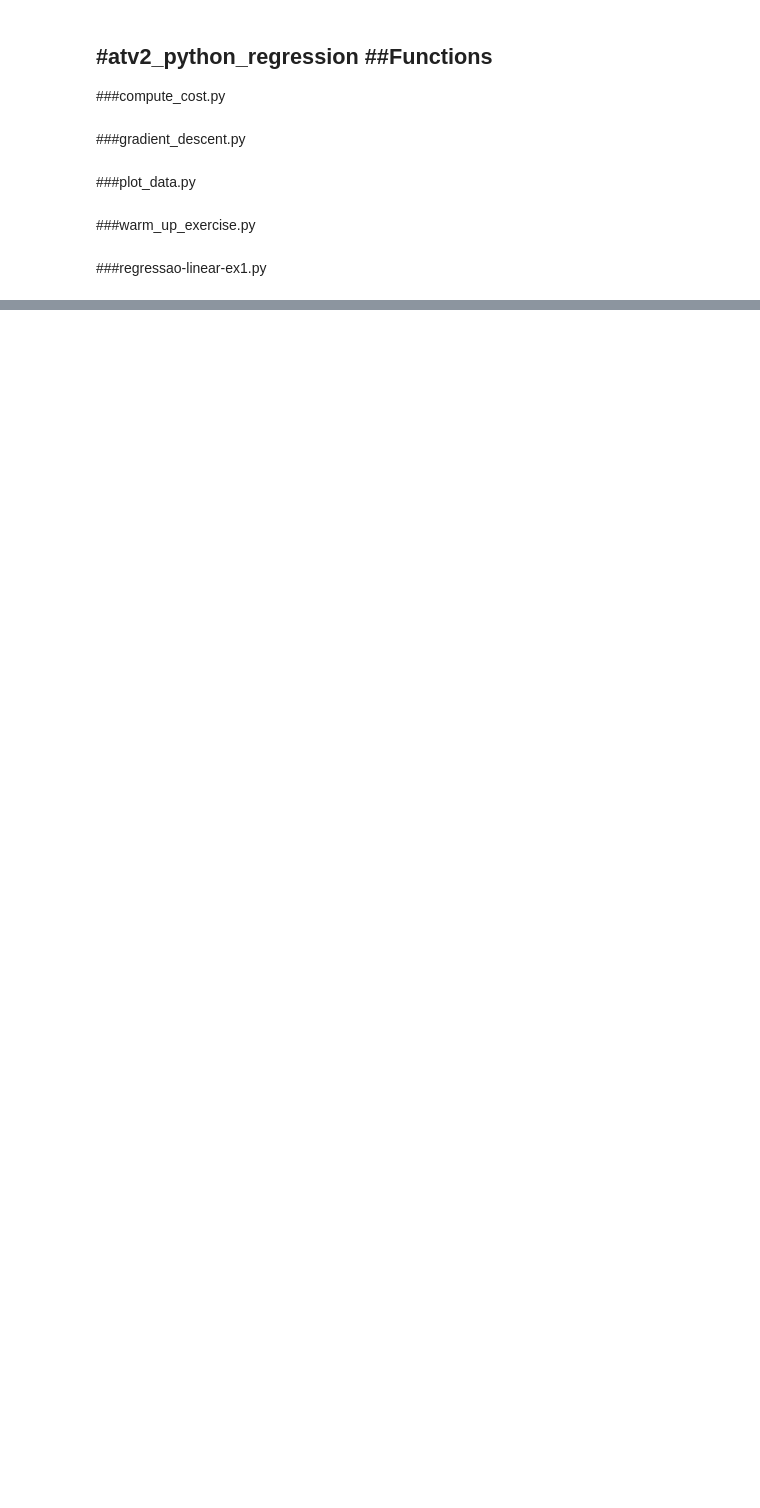
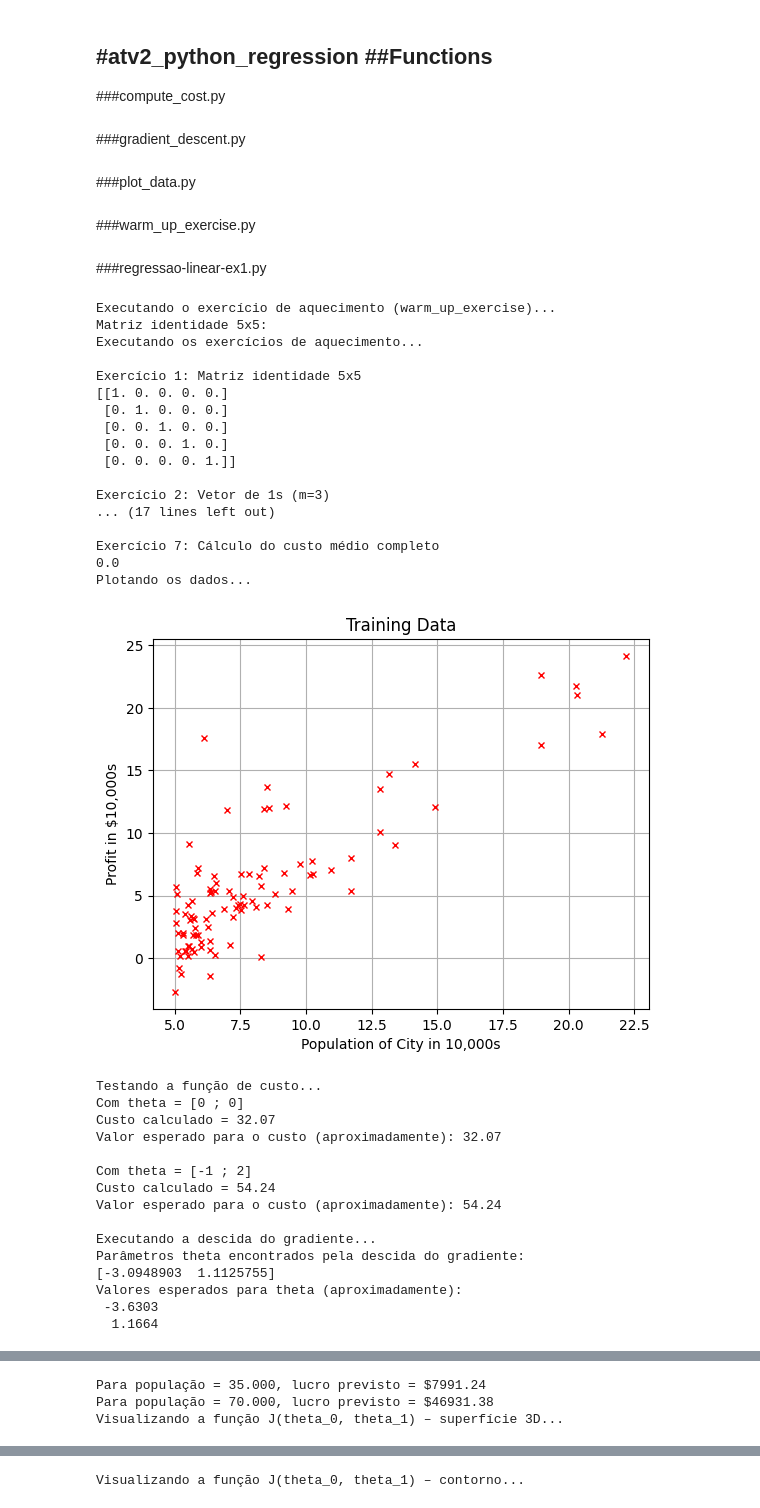
Before and after one commit to AntonioFialhoSN/atv2-, a Jupyter notebook: atv2_python_regression.ipynb, the cells around one changed output, grey strips where cells are left out. Cells and saved outputs as stored; diff of their text form; code cells hidden in the pictures; blank space fills up the shorter version.

```diff
--- a/atv2_python_regression.ipynb
+++ b/atv2_python_regression.ipynb
@@ -109,7 +109,7 @@ def gradient_descent(X, y, theta, alpha, num_iters):
     # As demais linhas serão preenchidas com os parâmetros atualizados em cada iteração
     theta_history[0] = theta
 
-    for i in range():
+    for i in range(num_iters):
         # Calcula as previsões (hipótese) com base nos parâmetros atuais
         # A hipótese (predições) é calculada como o produto escalar entre a matriz de entrada X e o vetor de parâmetros theta
         predictions = X @ theta
@@ -125,7 +125,7 @@ def gradient_descent(X, y, theta, alpha, num_iters):
         # Isso fornece uma medida de quão sensível é a função de custo em relação a cada parâmetro
         # O gradiente é um vetor que aponta na direção de maior aumento da função de custo
         # Portanto, para minimizar a função de custo, os parâmetros devem ser ajustados na direção oposta ao gradiente
-        gradient = (1/m) * (X.T @ error)
+        gradient = (1/m) * (X.T @ erro)
 
         # Atualiza os parâmetros theta
         # O novo valor de theta é obtido subtraindo o produto da taxa de aprendizado
@@ -394,7 +394,7 @@ def main():
     print(warm_up_exercise7(X_ex4, y_ex5, theta_ex4))  # Esperado: 0.0
 
 
-    input("Programa pausado. Pressione Enter para continuar...")
+
 
     print('Plotando os dados...')
     # Carrega os dados de treinamento a partir do arquivo ex1data1.txt
@@ -402,7 +402,7 @@ def main():
     # (em dezenas de milhar) e a segunda com o lucro (em dezenas de mil dólares).
     # Os dados são carregados usando a função np.loadtxt do NumPy.
     # A função np.loadtxt lê os dados do arquivo e os armazena em um array NumPy.
-    data = np.loadtxt('Data/ex1data1.txt', delimiter=',')
+    data = np.loadtxt('ex1data1.txt', delimiter=',')
     # Separa os dados em duas variáveis: x e y
     # x contém a população da cidade (em dezenas de milhar)
     # y contém o lucro (em dezenas de mil dólares)
@@ -420,7 +420,7 @@ def main():
     # e foi importada no início do arquivo.
     plot_data(x, y)
 
-    input("Programa pausado. Pressione Enter para continuar...")
+
 
     # Preparação dos dados para o algoritmo de descida do gradiente
     # Adiciona uma coluna de 1s à matriz x para representar o termo de interceptação (bias).
@@ -458,11 +458,11 @@ def main():
     # Aqui, testamos a função de custo com um valor diferente de theta ([-1, 2]).
     # Isso nos permite verificar se a função de custo está funcionando corretamente.
     # O valor de theta = [-1, 2] é um exemplo e não representa o ajuste ideal.
-    cost = compute_cost(x_aug, y, np.array([-1, 2]))
+    cost =  compute_cost(x_aug, y, np.array([-1, 2]))
     print(f'\nCom theta = [-1 ; 2]\nCusto calculado = {cost:.2f}')
     print('Valor esperado para o custo (aproximadamente): 54.24')
 
-    input("Programa pausado. Pressione Enter para continuar...")
+
 
     print('\nExecutando a descida do gradiente...')
     # Executa o algoritmo de descida do gradiente para encontrar os parâmetros ótimos (theta).
@@ -512,7 +512,7 @@ def main():
     predict2 = np.array([1, 7.0]) @ theta
     print(f'\nPara população = 35.000, lucro previsto = ${predict1 * 10000:.2f}')
     print(f'Para população = 70.000, lucro previsto = ${predict2 * 10000:.2f}')
-    input("Programa pausado. Pressione Enter para continuar...")
+
 
     # 3. Gráfico de superfície 3D da função de custo J(θ₀, θ₁)
     print('Visualizando a função J(theta_0, theta_1) – superfície 3D...')
@@ -592,30 +592,64 @@ def main():
         theta_history[:, 1], costs,
         color='red',
         linewidth=3,
         marker='o',
         markersize=4,
         label='Trajetória do gradiente'
     )
 
     # 7.4 Destacar ponto inicial e final
     ax.scatter(
         theta_history[0, 0], theta_history[0, 1], costs[0],
         color='blue', s=50, label='Início'
     )
     ax.scatter(
         theta_history[-1, 0], theta_history[-1, 1], costs[-1],
         color='green', s=50, label='Convergência'
     )
 
     ax.set_xlabel(r'$\theta_0$')
     ax.set_ylabel(r'$\theta_1$')
     ax.set_zlabel('Custo')
     plt.title('Superfície da Função de Custo com Trajetória 3D')
     ax.legend()
     plt.savefig("Figures/superficie_trajetoria.png", dpi=300, bbox_inches='tight')
     plt.savefig("Figures/superficie_trajetoria.svg", format='svg', bbox_inches='tight')
     plt.show()
 
 
 if __name__ == '__main__':
     main()
+# %% [output]
+Executando o exercício de aquecimento (warm_up_exercise)...
+Matriz identidade 5x5:
+Executando os exercícios de aquecimento...
+
+Exercício 1: Matriz identidade 5x5
+[[1. 0. 0. 0. 0.]
+ [0. 1. 0. 0. 0.]
+ [0. 0. 1. 0. 0.]
+ [0. 0. 0. 1. 0.]
+ [0. 0. 0. 0. 1.]]
+
+Exercício 2: Vetor de 1s (m=3)
+... (17 lines left out)
+
+Exercício 7: Cálculo do custo médio completo
+0.0
+Plotando os dados...
+[figure, added]
+Testando a função de custo...
+Com theta = [0 ; 0]
+Custo calculado = 32.07
+Valor esperado para o custo (aproximadamente): 32.07
+
+Com theta = [-1 ; 2]
+Custo calculado = 54.24
+Valor esperado para o custo (aproximadamente): 54.24
+
+Executando a descida do gradiente...
+Parâmetros theta encontrados pela descida do gradiente:
+[-3.0948903  1.1125755]
+Valores esperados para theta (aproximadamente):
+ -3.6303
+  1.1664
@@ -621,0 +658,3 @@ if __name__ == '__main__':
+Para população = 35.000, lucro previsto = $7991.24
+Para população = 70.000, lucro previsto = $46931.38
+Visualizando a função J(theta_0, theta_1) – superfície 3D...
@@ -621,0 +662 @@ if __name__ == '__main__':
+Visualizando a função J(theta_0, theta_1) – contorno...
```
Also changed, not shown: parts of 1 cell of this notebook.
